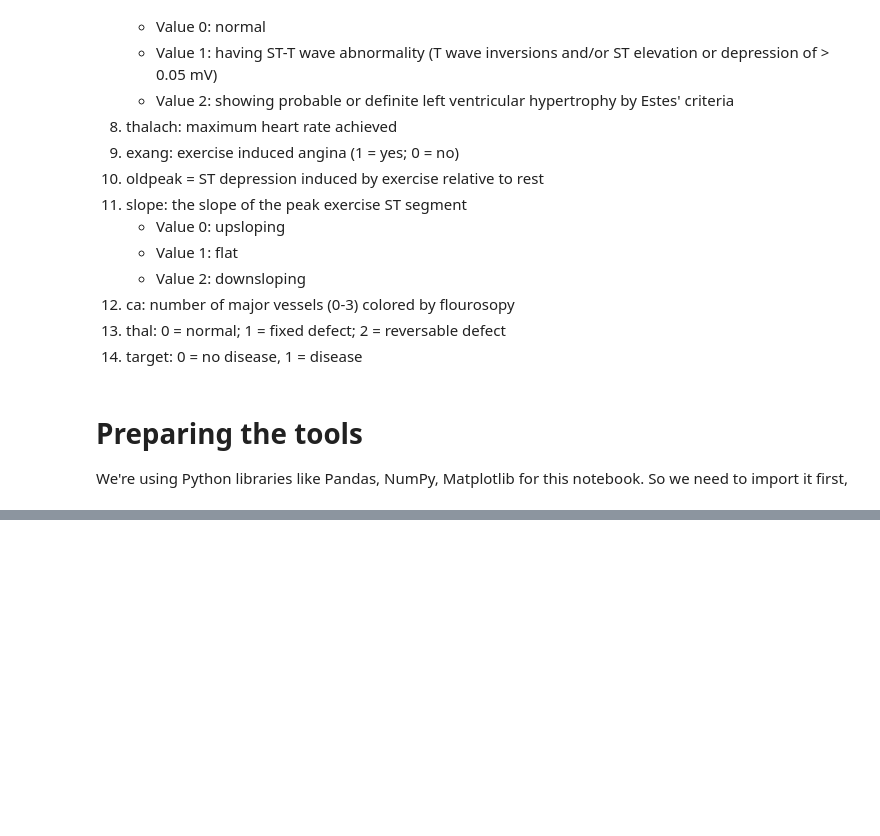
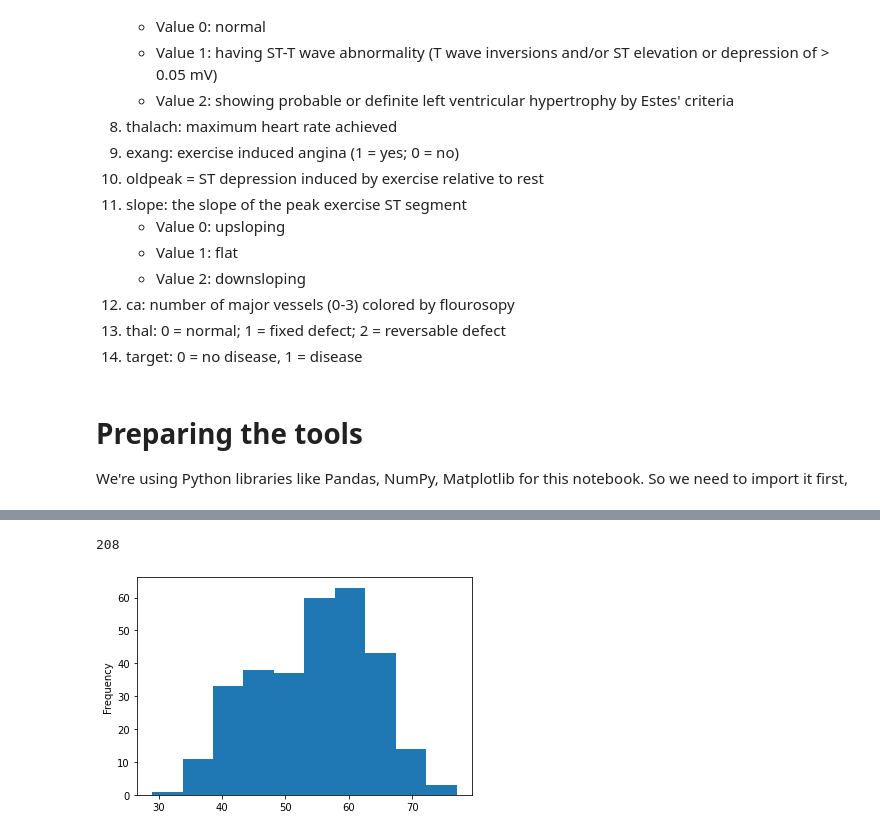
Before and after one commit to SaketMunda/heart-disease-ml-project, a Jupyter notebook: end-to-end-heart-disease-classification.ipynb, the cells around one changed output, grey strips where cells are left out. Drawn from its saved outputs; the diff is of its cells as text; code cells hidden in the pictures; blank space fills up the shorter version.

```diff
--- a/end-to-end-heart-disease-classification.ipynb
+++ b/end-to-end-heart-disease-classification.ipynb
@@ -86,0 +210,11 @@ ModuleNotFoundError: No module named 'seaborn'
+# %%
+# it looks too much of distributed information, but according to the data we have,
+# I can see one pattern is that, we have most of the samples between age 40 and 60, who are heart disease patient.
+df[(df["age"]>=40) & (df["age"]<=60)].age.value_counts().sum()
+# %% [output]
+208
+# %%
+# checking the distribution of age column with the histogram
+df.age.plot.hist();
+# %% [output]
+[figure, added]
```
Also changed, not shown: parts of 35 cells of this notebook.
